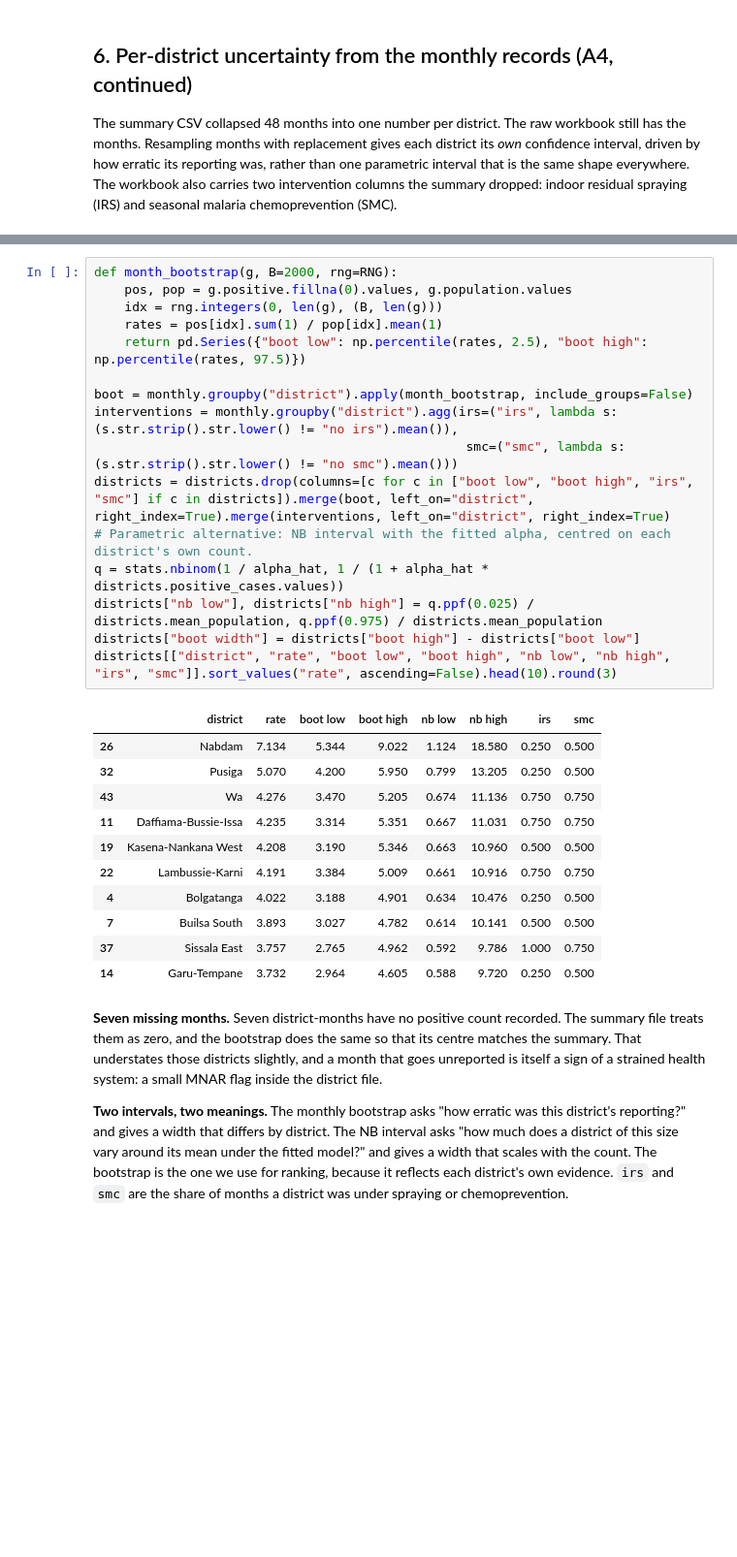
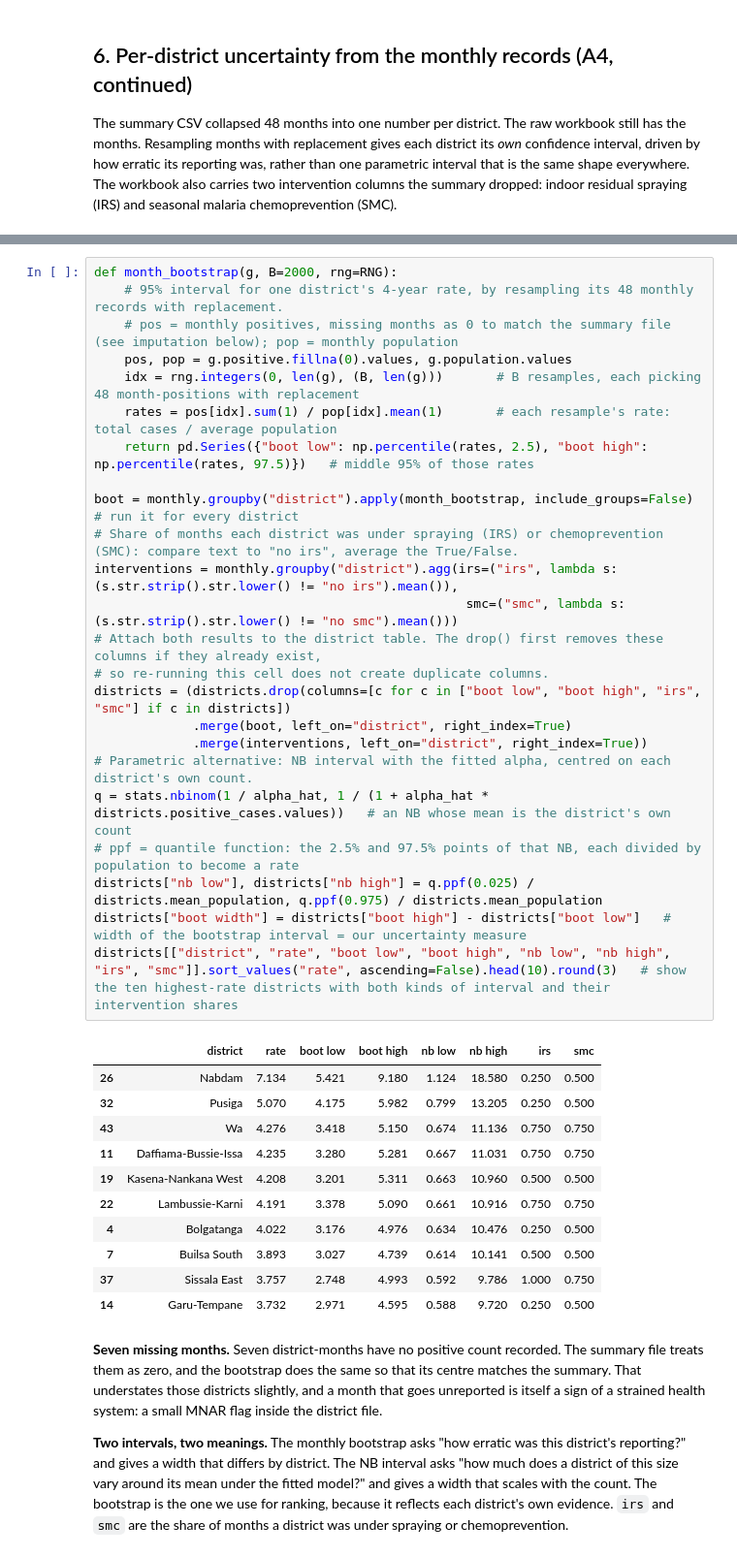
Before and after one commit to ASU-MICS-2028/mle-group-1-prosit-1, a Jupyter notebook: notebooks/prosit1.ipynb, the cells around one changed output, grey strips where cells are left out. Shown at 97% size. Drawn from its saved outputs; the diff is of its cells as text; blank space fills up the shorter version.

Commit message:
Experiment matrix, line-by-line comments, prevalence bootstrap, AI declaration

```diff
--- a/notebooks/prosit1.ipynb
+++ b/notebooks/prosit1.ipynb
@@ -434,32 +521,40 @@ Length: 2, dtype: str | SMC values: <StringArray>
 Length: 2, dtype: str
 # %%
 def month_bootstrap(g, B=2000, rng=RNG):
+    # 95% interval for one district's 4-year rate, by resampling its 48 monthly records with replacement.
+    # pos = monthly positives, missing months as 0 to match the summary file (see imputation below); pop = monthly population
     pos, pop = g.positive.fillna(0).values, g.population.values
-    idx = rng.integers(0, len(g), (B, len(g)))
-    rates = pos[idx].sum(1) / pop[idx].mean(1)
-    return pd.Series({"boot low": np.percentile(rates, 2.5), "boot high": np.percentile(rates, 97.5)})
+    idx = rng.integers(0, len(g), (B, len(g)))       # B resamples, each picking 48 month-positions with replacement
+    rates = pos[idx].sum(1) / pop[idx].mean(1)       # each resample's rate: total cases / average population
+    return pd.Series({"boot low": np.percentile(rates, 2.5), "boot high": np.percentile(rates, 97.5)})   # middle 95% of those rates
 
-boot = monthly.groupby("district").apply(month_bootstrap, include_groups=False)
+boot = monthly.groupby("district").apply(month_bootstrap, include_groups=False)   # run it for every district
+# Share of months each district was under spraying (IRS) or chemoprevention (SMC): compare text to "no irs", average the True/False.
 interventions = monthly.groupby("district").agg(irs=("irs", lambda s: (s.str.strip().str.lower() != "no irs").mean()),
                                                  smc=("smc", lambda s: (s.str.strip().str.lower() != "no smc").mean()))
-districts = districts.drop(columns=[c for c in ["boot low", "boot high", "irs", "smc"] if c in districts]).merge(boot, left_on="district", right_index=True).merge(interventions, left_on="district", right_index=True)
+# Attach both results to the district table. The drop() first removes these columns if they already exist,
+# so re-running this cell does not create duplicate columns.
+districts = (districts.drop(columns=[c for c in ["boot low", "boot high", "irs", "smc"] if c in districts])
+             .merge(boot, left_on="district", right_index=True)
+             .merge(interventions, left_on="district", right_index=True))
 # Parametric alternative: NB interval with the fitted alpha, centred on each district's own count.
-q = stats.nbinom(1 / alpha_hat, 1 / (1 + alpha_hat * districts.positive_cases.values))
+q = stats.nbinom(1 / alpha_hat, 1 / (1 + alpha_hat * districts.positive_cases.values))   # an NB whose mean is the district's own count
+# ppf = quantile function: the 2.5% and 97.5% points of that NB, each divided by population to become a rate
 districts["nb low"], districts["nb high"] = q.ppf(0.025) / districts.mean_population, q.ppf(0.975) / districts.mean_population
-districts["boot width"] = districts["boot high"] - districts["boot low"]
-districts[["district", "rate", "boot low", "boot high", "nb low", "nb high", "irs", "smc"]].sort_values("rate", ascending=False).head(10).round(3)
+districts["boot width"] = districts["boot high"] - districts["boot low"]   # width of the bootstrap interval = our uncertainty measure
+districts[["district", "rate", "boot low", "boot high", "nb low", "nb high", "irs", "smc"]].sort_values("rate", ascending=False).head(10).round(3)   # show the ten highest-rate districts with both kinds of interval and their intervention shares
 # %% [output]
 |  | district | rate | boot low | boot high | nb low | nb high | irs | smc |
-| 26 | Nabdam | 7.134 | 5.344 | 9.022 | 1.124 | 18.580 | 0.250 | 0.500 |
-| 32 | Pusiga | 5.070 | 4.200 | 5.950 | 0.799 | 13.205 | 0.250 | 0.500 |
-| 43 | Wa | 4.276 | 3.470 | 5.205 | 0.674 | 11.136 | 0.750 | 0.750 |
-| 11 | Daffiama-Bussie-Issa | 4.235 | 3.314 | 5.351 | 0.667 | 11.031 | 0.750 | 0.750 |
-| 19 | Kasena-Nankana West | 4.208 | 3.190 | 5.346 | 0.663 | 10.960 | 0.500 | 0.500 |
-| 22 | Lambussie-Karni | 4.191 | 3.384 | 5.009 | 0.661 | 10.916 | 0.750 | 0.750 |
-| 4 | Bolgatanga | 4.022 | 3.188 | 4.901 | 0.634 | 10.476 | 0.250 | 0.500 |
-| 7 | Builsa South | 3.893 | 3.027 | 4.782 | 0.614 | 10.141 | 0.500 | 0.500 |
-| 37 | Sissala East | 3.757 | 2.765 | 4.962 | 0.592 | 9.786 | 1.000 | 0.750 |
-| 14 | Garu-Tempane | 3.732 | 2.964 | 4.605 | 0.588 | 9.720 | 0.250 | 0.500 |
+| 26 | Nabdam | 7.134 | 5.421 | 9.180 | 1.124 | 18.580 | 0.250 | 0.500 |
+| 32 | Pusiga | 5.070 | 4.175 | 5.982 | 0.799 | 13.205 | 0.250 | 0.500 |
+| 43 | Wa | 4.276 | 3.418 | 5.150 | 0.674 | 11.136 | 0.750 | 0.750 |
+| 11 | Daffiama-Bussie-Issa | 4.235 | 3.280 | 5.281 | 0.667 | 11.031 | 0.750 | 0.750 |
+| 19 | Kasena-Nankana West | 4.208 | 3.201 | 5.311 | 0.663 | 10.960 | 0.500 | 0.500 |
+| 22 | Lambussie-Karni | 4.191 | 3.378 | 5.090 | 0.661 | 10.916 | 0.750 | 0.750 |
+| 4 | Bolgatanga | 4.022 | 3.176 | 4.976 | 0.634 | 10.476 | 0.250 | 0.500 |
+| 7 | Builsa South | 3.893 | 3.027 | 4.739 | 0.614 | 10.141 | 0.500 | 0.500 |
+| 37 | Sissala East | 3.757 | 2.748 | 4.993 | 0.592 | 9.786 | 1.000 | 0.750 |
+| 14 | Garu-Tempane | 3.732 | 2.971 | 4.595 | 0.588 | 9.720 | 0.250 | 0.500 |
 # %% [markdown]
 **Seven missing months.** Seven district-months have no positive count recorded. The summary file treats them as zero, and the bootstrap does the same so that its centre matches the summary. That understates those districts slightly, and a month that goes unreported is itself a sign of a strained health system: a small MNAR flag inside the district file.
 
```
Also changed, not shown: parts of 54 cells of this notebook, 13 other files.
